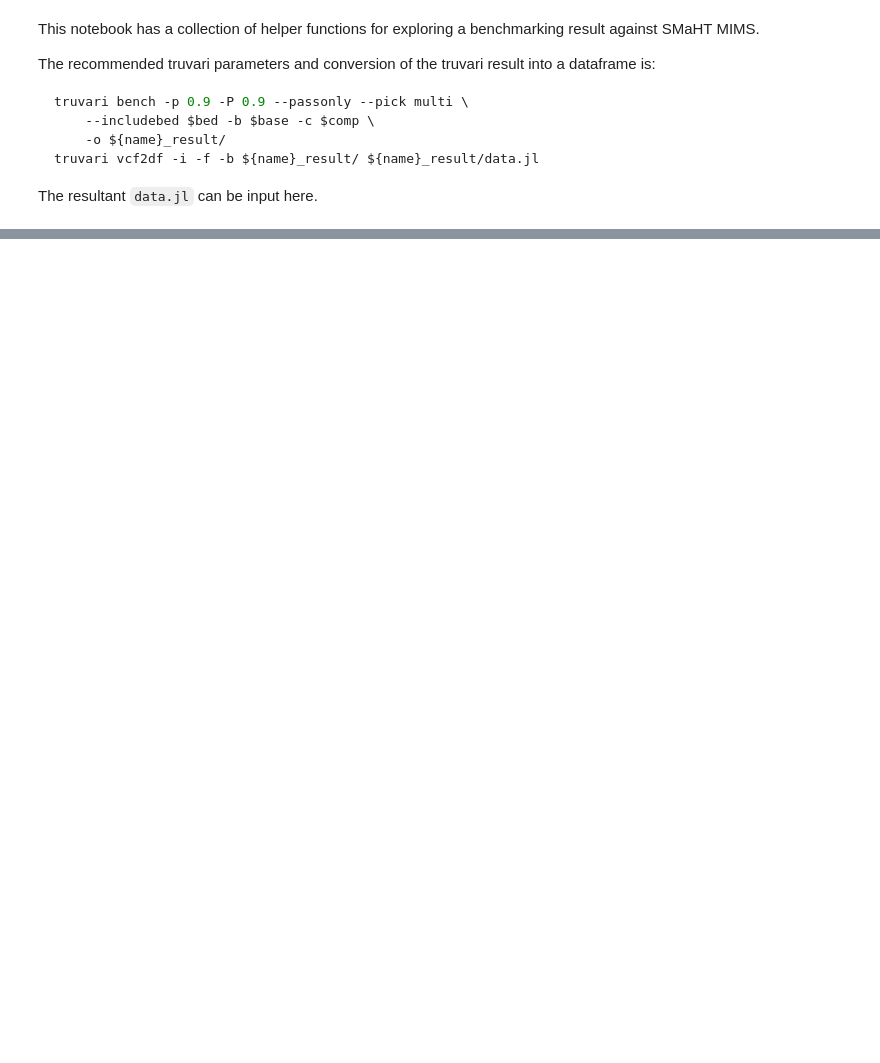
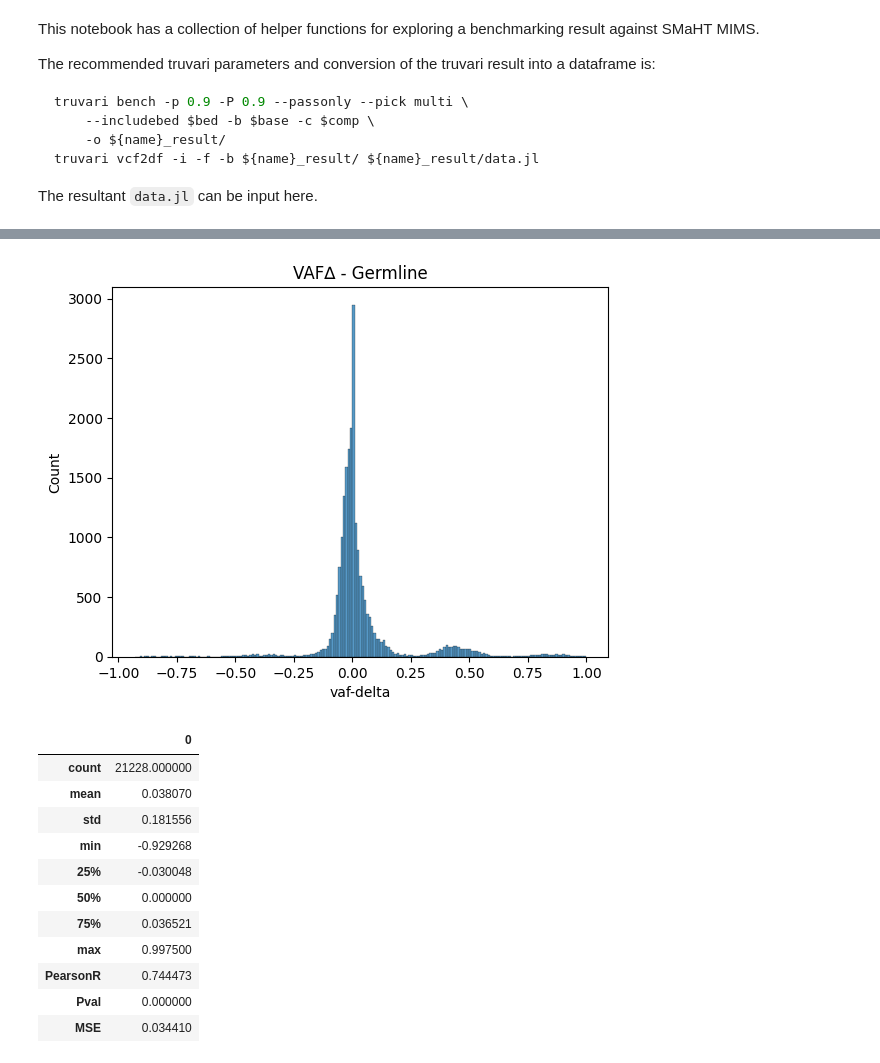
Before and after one commit to BCM-HGSC/SMaHT_MIMS, a Jupyter notebook: BenchmarkViz.ipynb, the cells around one changed output, grey strips where cells are left out. Cells and saved outputs as stored; diff of their text form; code cells hidden in the pictures; blank space fills up the shorter version.

```diff
--- a/BenchmarkViz.ipynb
+++ b/BenchmarkViz.ipynb
@@ -464,2 +21,0 @@ _ = p.set(title="Comparison Match Counts", ylabel="Baseline Variant Count")
-# %%
-comp['predicted_vaf'] = comp['SAMPLE_DV'] / (comp['SAMPLE_DR'] + comp['SAMPLE_DV'])
@@ -483,2 +21,0 @@ _ = p.set(xlabel="Expected VAF", ylabel="Variant Count", title="Benchmark VAF by
-# %%
-sum_vaf = base[base['state'] == 'tpbase'].groupby(['comp_id'])['VAF_alt'].sum()
@@ -760,0 +338,24 @@ sb.histplot(data=view, x="VAF_alt", hue='svtype', binwidth=0.02, multiple='stack
+# %%
+# Remember that we can only calculate vaf performance on matched variants
+tp_germline = germline[germline['state'] == 'tp']
+
+p = sb.histplot(data=tp_germline, x='vaf-delta', binwidth=0.01)
+_ = p.set(title="VAF∆ - Germline")
+plt.show()
+
+germline_vaf_result = vaf_performance(tp_germline['predicted_vaf'], tp_germline['expected_vaf'])
+germline_vaf_result
+# %% [output]
+[figure, added]
+|  | 0 |
+| count | 21228.000000 |
+| mean | 0.038070 |
+| std | 0.181556 |
+| min | -0.929268 |
+| 25% | -0.030048 |
+| 50% | 0.000000 |
+| 75% | 0.036521 |
+| max | 0.997500 |
+| PearsonR | 0.744473 |
+| Pval | 0.000000 |
+| MSE | 0.034410 |
```
Also changed, not shown: parts of 87 cells of this notebook.
